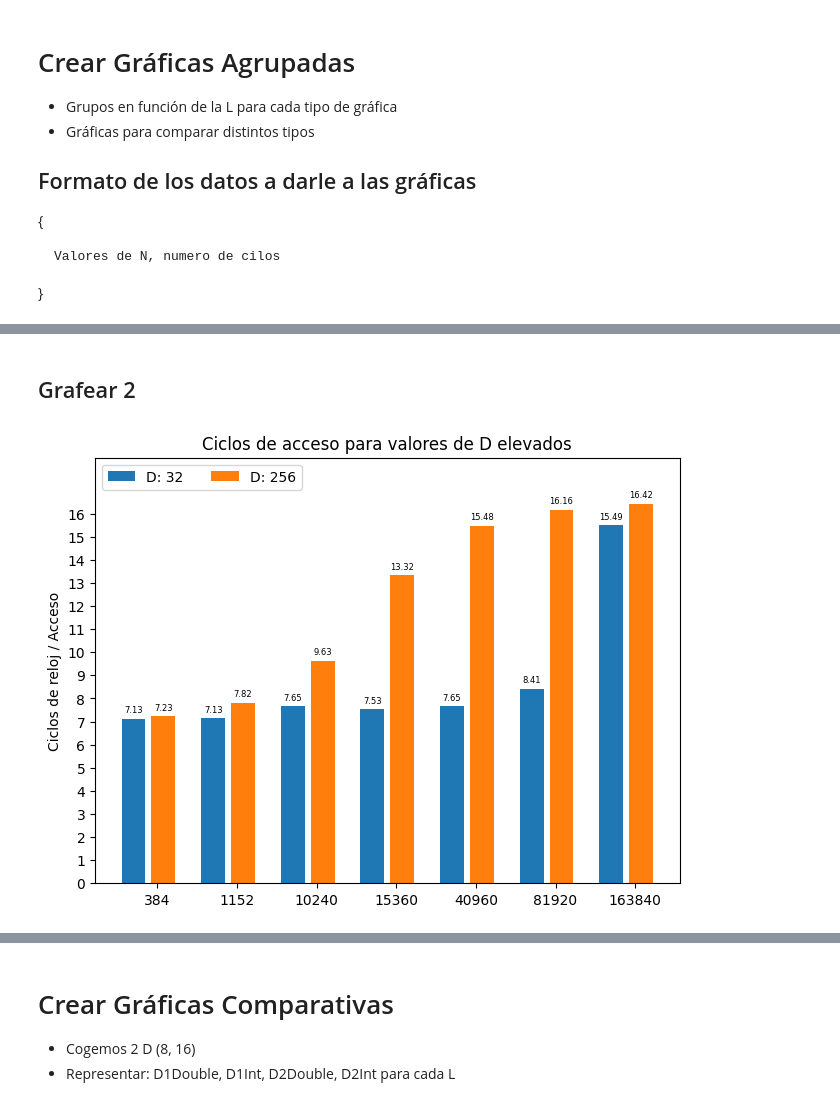
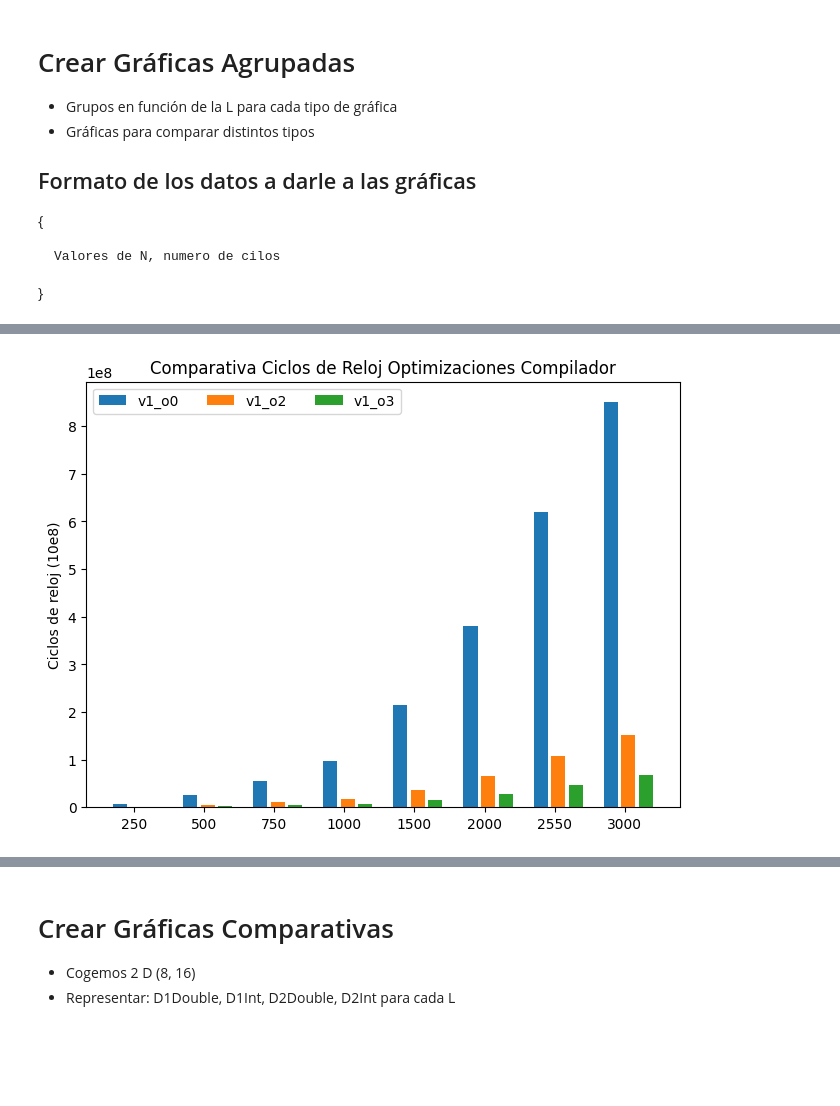
Before and after one commit to chrisgzlez/ArqComp, a Jupyter notebook: Practica_02/ClockSpeed.ipynb, the cells around one changed output, grey strips where cells are left out. Cells and saved outputs as stored; diff of their text form; code cells hidden in the pictures; blank space fills up the shorter version.

```diff
--- a/Practica_02/ClockSpeed.ipynb
+++ b/Practica_02/ClockSpeed.ipynb
@@ -362,50 +410,4 @@ graph_two(v2_0, v4_0, "v2_o0", "v4_o0")
-# %% [markdown]
-## Grafear 2
-# %%
-# the label locations
-x = np.arange(len(l_values))
-
-# the width of the bars
-width = 0.3
-
-# Para la separación entre barras del mismo grupo
-multiplier = 0
-
-# Crear las gráficas (ni idea del layout)
-fig, ax = plt.subplots(layout='constrained')
-
-ck_max = 0;
-for d in d_values_big:
-
-    # Tupla de ck
-    ck_values = tuple(df.loc[df['D']==d]['Ck'].values)
-
-    if max(ck_values) > ck_max:
-        ck_max = max(ck_values)
-
-    # Separación entre barras del mismo grupo
-    offset = width * multiplier
-
-    # Barras
-    # Esta o importante
-    rects = ax.bar(x + offset, ck_values, width, label=f"D: {d}")
-
-    # Etiquetas encima de las barras
-    ax.bar_label(rects, padding=3, fmt="%.2f", fontsize=6)
-
-    # Offset de cada tupla
-    multiplier += 1.25
-
-y_index = np.arange(0.0, ck_max, 1)
-# Add some text for labels, title and custom x-axis tick labels, etc.
-ax.set_title('Ciclos de acceso para valores de D elevados')
-ax.set_ylabel('Ciclos de reloj / Acceso')
-ax.set_yticks(y_index, )
-ax.set_xticks(x + width, l_values)
-ax.legend(loc='upper left', ncols=3)
-ax.set_ylim(0, ck_max+2)
-
-#plt.show()
-plt.savefig(f'data/double/graphs/graph_double_bigD.png')
-# %% [output]
-[figure, removed]
+# %%
+graph_three(v1_0, v1_2, v1_3, "v1_o0", "v1_o2", "v1_o3", "Comparativa Ciclos de Reloj Optimizaciones Compilador")
+# %% [output]
+[figure, added]
```
Also changed, not shown: parts of 33 cells of this notebook, 20 other files.
